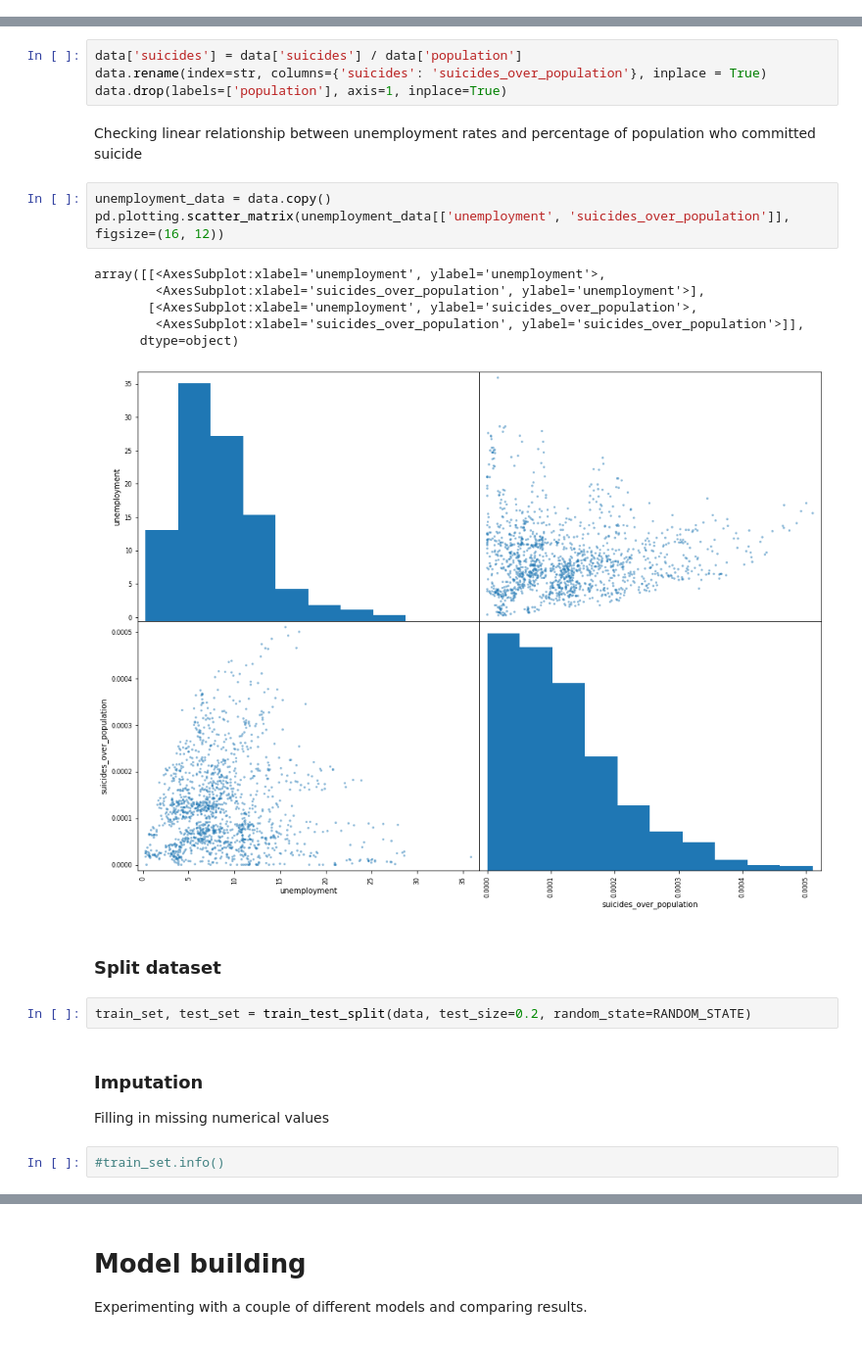
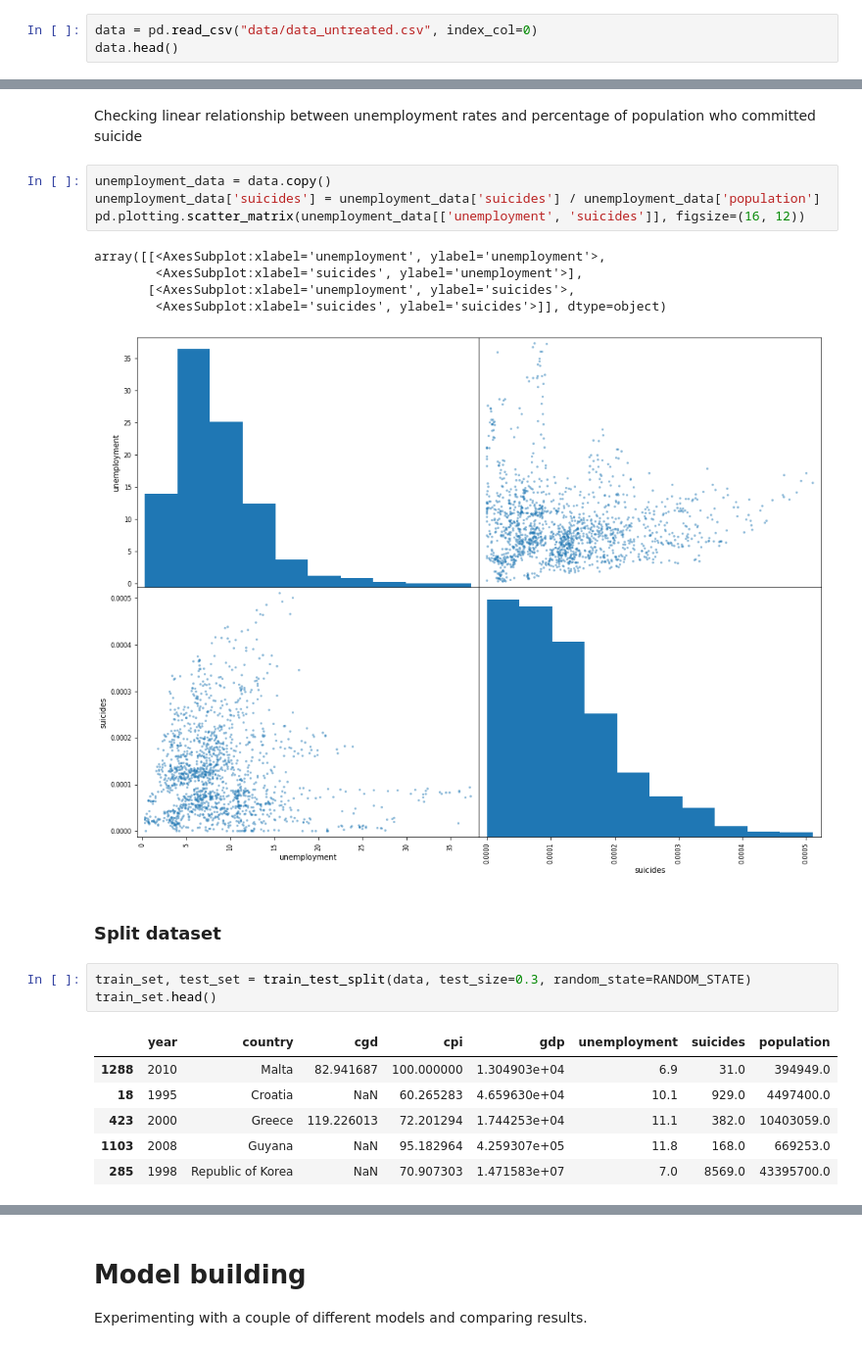
Before and after one commit to abreu4/economics-for-suicide-prediction, a Jupyter notebook: data_processing_model_building.ipynb, the cells around one changed output, grey strips where cells are left out. Shown at 98% size. Drawn from its saved outputs; the diff is of its cells as text.

Commit message:
Closed data analysis notebook; Working on preprocessing pipeline;

```diff
--- a/data_processing_model_building.ipynb
+++ b/data_processing_model_building.ipynb
@@ -42,0 +28,3 @@ data.head()
+# %%
+data = pd.read_csv("data/data_untreated.csv", index_col=0)
+data.head()
@@ -69,26 +66,24 @@ Setting target variable to be the percentage of population who committed suicide
-# %%
-data['suicides'] = data['suicides'] / data['population']
-data.rename(index=str, columns={'suicides': 'suicides_over_population'}, inplace = True)
-data.drop(labels=['population'], axis=1, inplace=True)
 # %% [markdown]
 Checking linear relationship between unemployment rates and percentage of population who committed suicide
 # %%
 unemployment_data = data.copy()
-pd.plotting.scatter_matrix(unemployment_data[['unemployment', 'suicides_over_population']], figsize=(16, 12))
+unemployment_data['suicides'] = unemployment_data['suicides'] / unemployment_data['population']
+pd.plotting.scatter_matrix(unemployment_data[['unemployment', 'suicides']], figsize=(16, 12))
 # %% [output]
 array([[<AxesSubplot:xlabel='unemployment', ylabel='unemployment'>,
-        <AxesSubplot:xlabel='suicides_over_population', ylabel='unemployment'>],
-       [<AxesSubplot:xlabel='unemployment', ylabel='suicides_over_population'>,
-        <AxesSubplot:xlabel='suicides_over_population', ylabel='suicides_over_population'>]],
-      dtype=object)
+        <AxesSubplot:xlabel='suicides', ylabel='unemployment'>],
+       [<AxesSubplot:xlabel='unemployment', ylabel='suicides'>,
+        <AxesSubplot:xlabel='suicides', ylabel='suicides'>]], dtype=object)
-[figure, old version]
+[figure, new version]
 # %% [markdown]
 ### Split dataset
 # %%
-train_set, test_set = train_test_split(data, test_size=0.2, random_state=RANDOM_STATE)
+train_set, test_set = train_test_split(data, test_size=0.3, random_state=RANDOM_STATE)
+train_set.head()
+# %% [output]
+|  | year | country | cgd | cpi | gdp | unemployment | suicides | population |
+| 1288 | 2010 | Malta | 82.941687 | 100.000000 | 1.304903e+04 | 6.9 | 31.0 | 394949.0 |
+| 18 | 1995 | Croatia | NaN | 60.265283 | 4.659630e+04 | 10.1 | 929.0 | 4497400.0 |
+| 423 | 2000 | Greece | 119.226013 | 72.201294 | 1.744253e+04 | 11.1 | 382.0 | 10403059.0 |
+| 1103 | 2008 | Guyana | NaN | 95.182964 | 4.259307e+05 | 11.8 | 168.0 | 669253.0 |
+| 285 | 1998 | Republic of Korea | NaN | 70.907303 | 1.471583e+07 | 7.0 | 8569.0 | 43395700.0 |
-# %% [markdown]
-### Imputation
-
-Filling in missing numerical values
-# %%
-#train_set.info()
```
Also changed, not shown: parts of 37 cells of this notebook, 1 other file.
